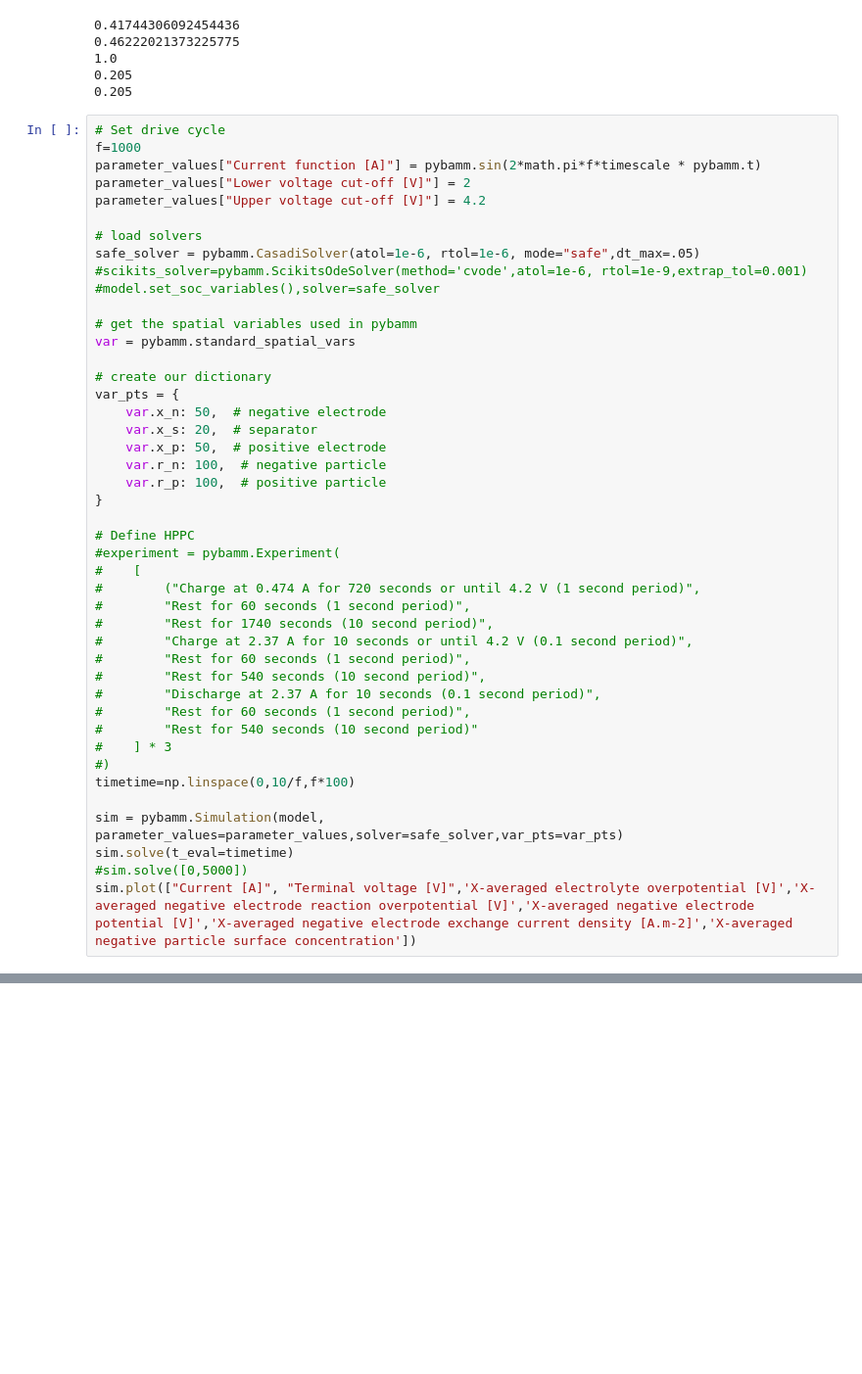
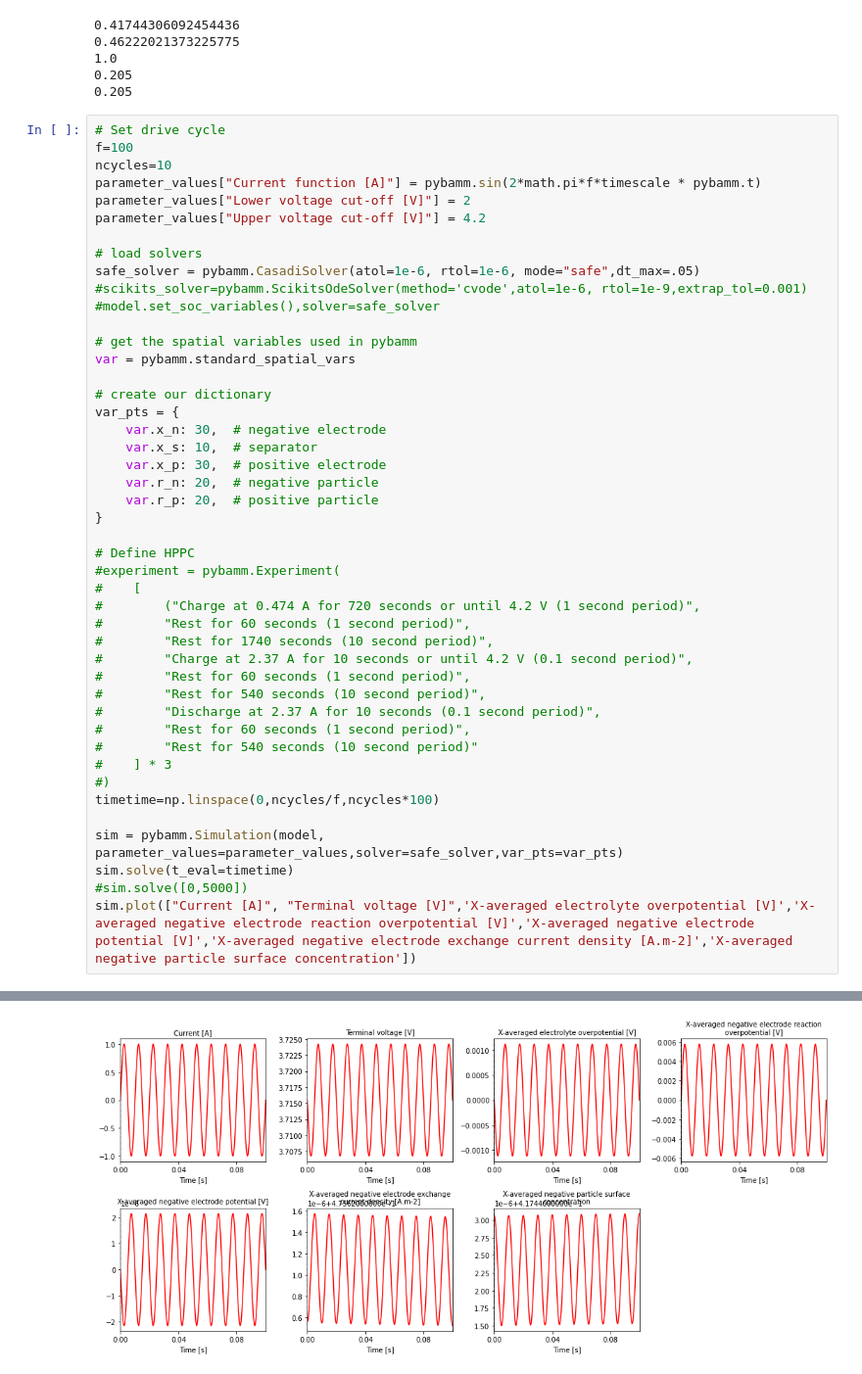
Before and after one commit to wengandrew/fast-formation, a Jupyter notebook: simulation/EIS_pouch.ipynb, the cells around one changed output, grey strips where cells are left out. Shown at 98% size. Cells and saved outputs as stored; diff of their text form; blank space fills up the shorter version.

```diff
--- a/simulation/EIS_pouch.ipynb
+++ b/simulation/EIS_pouch.ipynb
@@ -89,7 +89,8 @@ parameter_values.update(
 0.205
 # %%
 # Set drive cycle
-f=1000
+f=100
+ncycles=10
 parameter_values["Current function [A]"] = pybamm.sin(2*math.pi*f*timescale * pybamm.t)
 parameter_values["Lower voltage cut-off [V]"] = 2
 parameter_values["Upper voltage cut-off [V]"] = 4.2
@@ -104,11 +105,11 @@ var = pybamm.standard_spatial_vars
 
 # create our dictionary
 var_pts = {
-    var.x_n: 50,  # negative electrode
-    var.x_s: 20,  # separator
-    var.x_p: 50,  # positive electrode
-    var.r_n: 100,  # negative particle
-    var.r_p: 100,  # positive particle
+    var.x_n: 30,  # negative electrode
+    var.x_s: 10,  # separator
+    var.x_p: 30,  # positive electrode
+    var.r_n: 20,  # negative particle
+    var.r_p: 20,  # positive particle
 }
 
 # Define HPPC
@@ -125,9 +126,10 @@ var_pts = {
 #        "Rest for 540 seconds (10 second period)"
 #    ] * 3
 #)
-timetime=np.linspace(0,10/f,f*100)
+timetime=np.linspace(0,ncycles/f,ncycles*100)
 
 sim = pybamm.Simulation(model, parameter_values=parameter_values,solver=safe_solver,var_pts=var_pts)
 sim.solve(t_eval=timetime)
 #sim.solve([0,5000])
 sim.plot(["Current [A]", "Terminal voltage [V]",'X-averaged electrolyte overpotential [V]','X-averaged negative electrode reaction overpotential [V]','X-averaged negative electrode potential [V]','X-averaged negative electrode exchange current density [A.m-2]','X-averaged negative particle surface concentration'])
+# %% [output]
@@ -134,3 +138,4 @@ sim.plot(["Current [A]", "Terminal voltage [V]",'X-averaged electrolyte overpote
+[figure, added]
 # %%
 time = sim.solution["Time [s]"].entries
 capacity = sim.solution["Discharge capacity [A.h]"](time)
```
Also changed, not shown: parts of 2 cells of this notebook.
